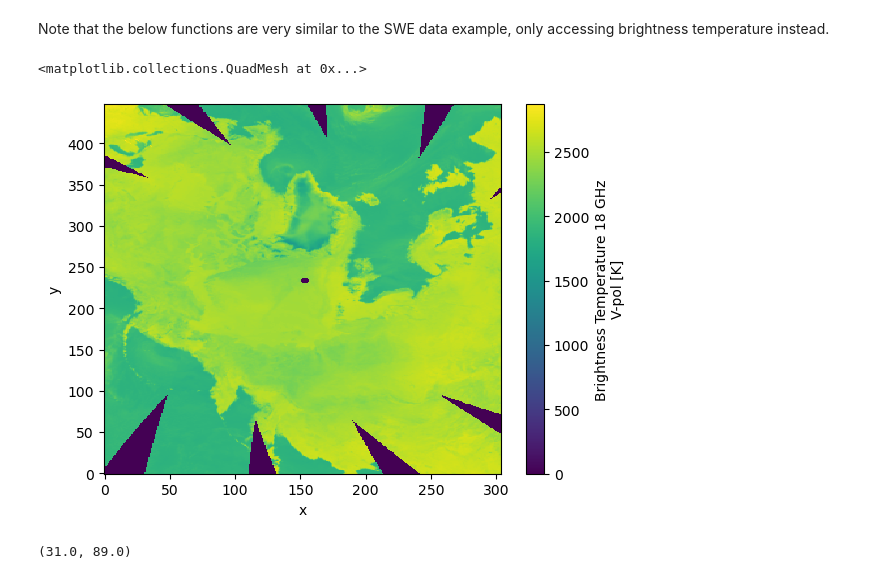
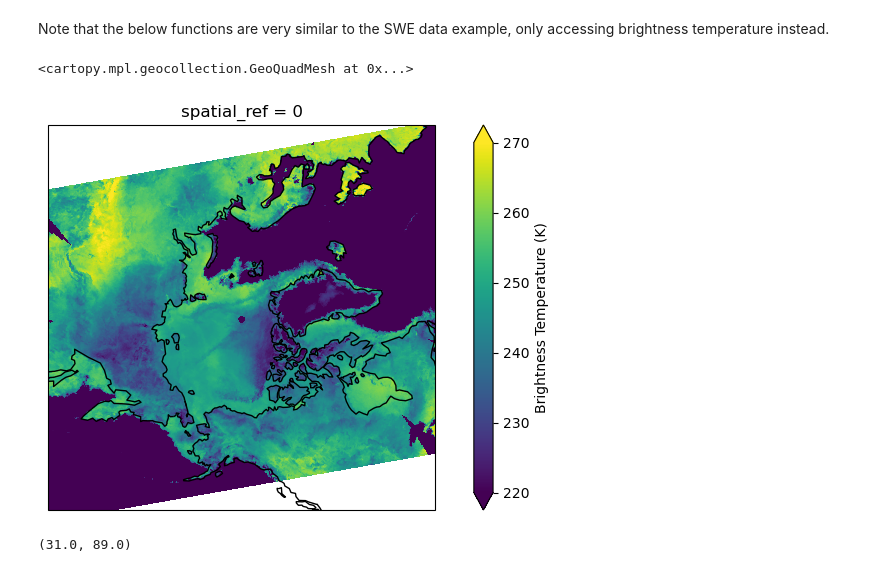
Before and after one commit to zachghiaccio/snow-observations, a Jupyter notebook: notebooks/AMSR2_swe_access.ipynb, the cells around one changed output. Saved outputs shown, nothing was run; the diff lists cells and outputs as text; code cells hidden in the pictures.

Commit message:
Fixed polar projection for brightness temperature. Small IS-2 code updates

```diff
--- a/notebooks/AMSR2_swe_access.ipynb
+++ b/notebooks/AMSR2_swe_access.ipynb
@@ -325,12 +325,33 @@ def generate_date(file):
 
     return dt
 # %%
-ds = assign_and_grid(files[0])
+ds = assign_and_grid(files[4])
+
+ds = ds.rio.write_crs("EPSG:3411")
+ds['tbv18'] = ds['tbv18']/10
+ds['tbv36'] = ds['tbv36']/10
 # %%
-ds.tbv18.plot()
+import cartopy.crs as ccrs
+import cartopy.feature as cfeature
+
+fig = plt.figure(figsize=(10, 5))
+# Use NorthPolarStereo for Arctic plots
+ax = plt.axes(projection=ccrs.NorthPolarStereo(central_longitude=-145))
+ax.set_extent([-180, 180, 50, 90], crs=ccrs.PlateCarree())
+ax.add_feature(cfeature.COASTLINE)
+ds.tbv18.plot.pcolormesh(
+    ax=ax,
+    x='lon',
+    y='lat',
+    vmin=220,
+    vmax=270,
+    transform=ccrs.PlateCarree(),
+    cbar_kwargs={'label': 'Brightness Temperature (K)'}
+)
+ax.set_title(' ')
 # %% [output]
-<matplotlib.collections.QuadMesh at 0x...>
+<cartopy.mpl.geocollection.GeoQuadMesh at 0x...>
-[figure, old version]
+[figure, new version]
 # %%
 fig, ax = plt.subplots()
 
```
Also changed, not shown: 1 other file.
